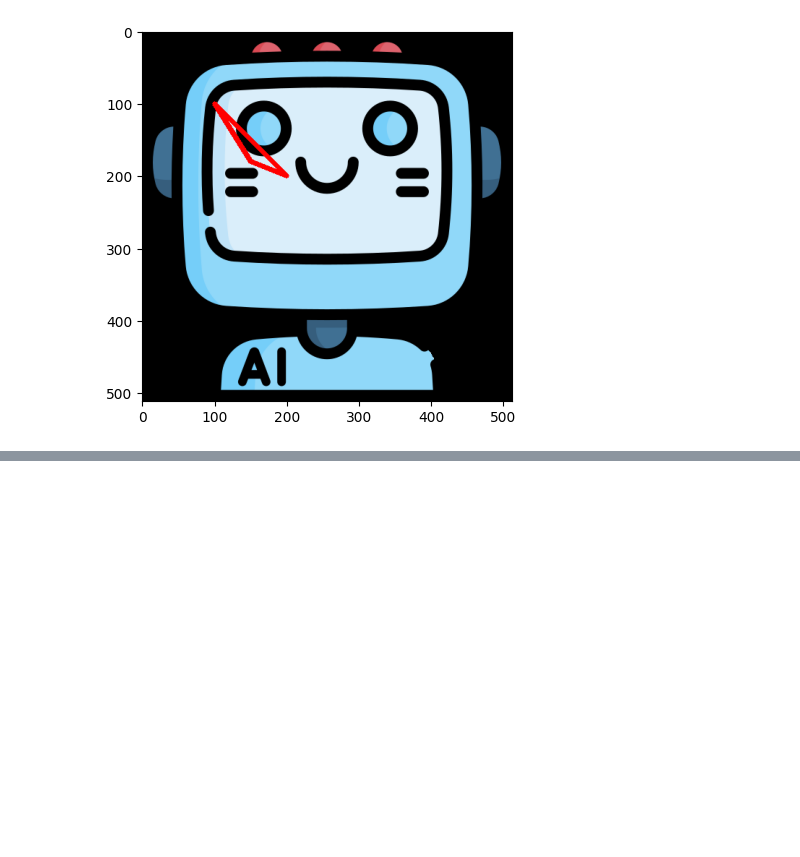
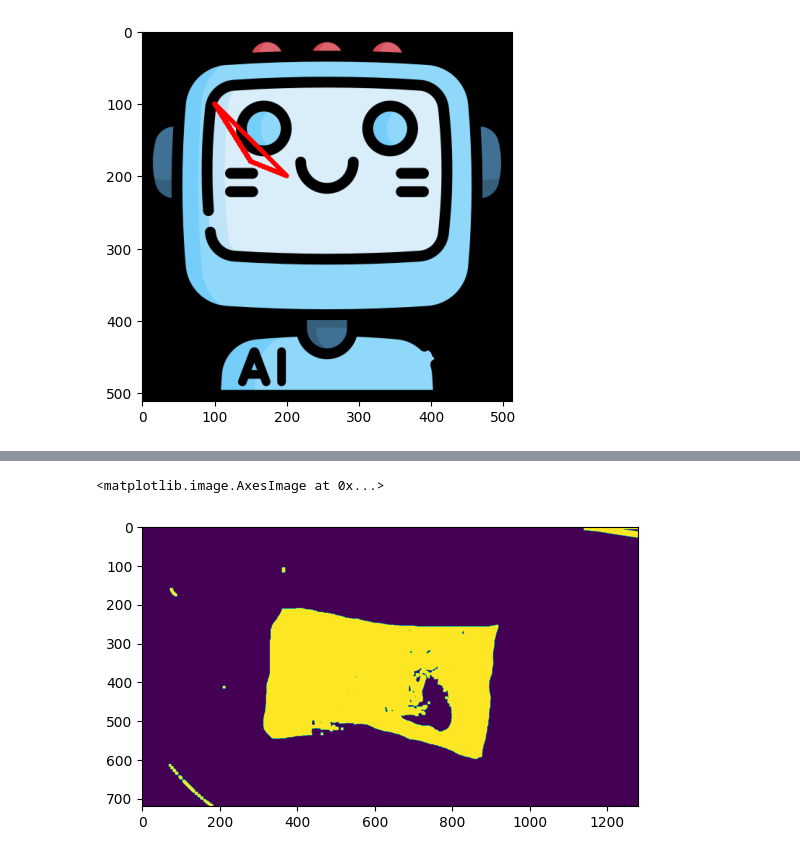
Before and after one commit to tdat97/Object-On-Conveyor, a Jupyter notebook: Untitled.ipynb, the cells around one changed output, grey strips where cells are left out. Cells and saved outputs as stored; diff of their text form; code cells hidden in the pictures; blank space fills up the shorter version.

```diff
--- a/Untitled.ipynb
+++ b/Untitled.ipynb
@@ -976,0 +993,10 @@ plt.imshow(img[:,:,::-1])
+# %%
+import numpy as np
+
+kernel = np.ones((3,3))
+img_ = cv2.erode(img_mask, kernel, iterations=3)
+img_ = cv2.dilate(img_, kernel, iterations=3)
+plt.imshow(img_)
+# %% [output]
+<matplotlib.image.AxesImage at 0x...>
+[figure, added]
```
Also changed, not shown: parts of 3 cells of this notebook, 8 other files.
